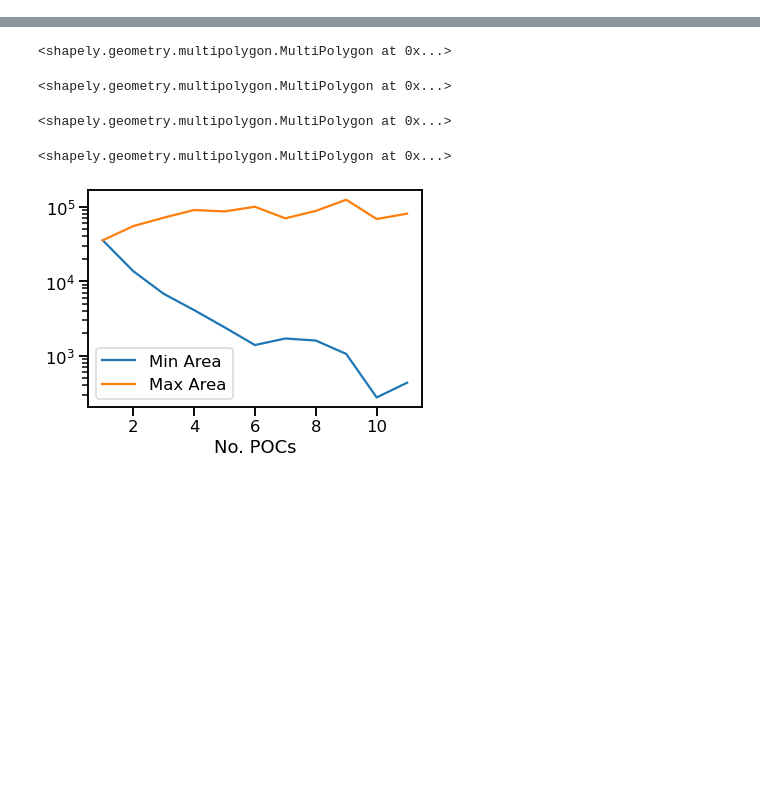
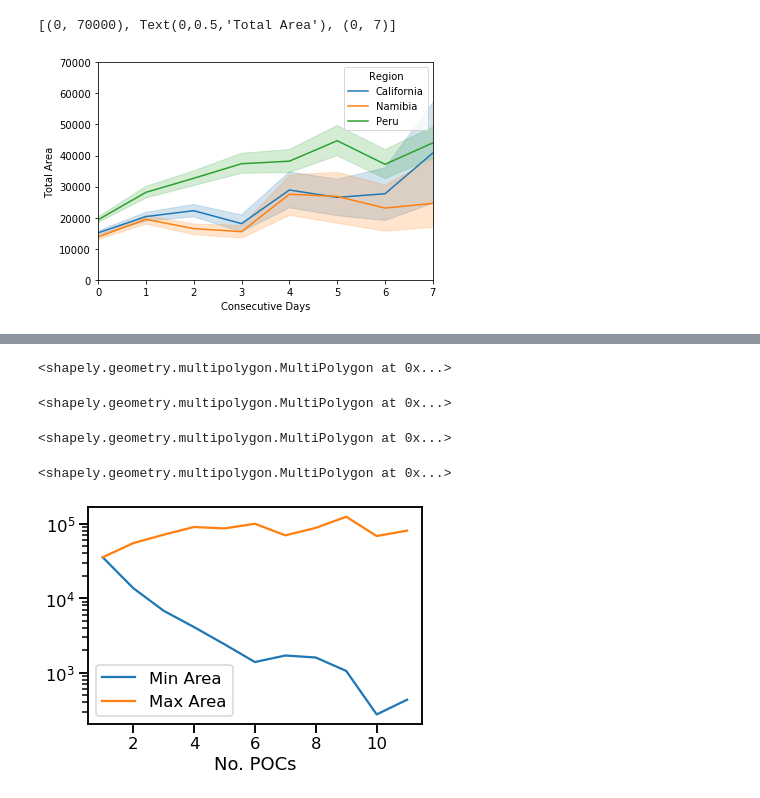
Before and after one commit to duncanwp/MPhys-Project, a Jupyter notebook: data_analysis/basic_POC_analysis.ipynb, the cells around one changed output, grey strips where cells are left out. Saved outputs shown, nothing was run; the diff lists cells and outputs as text; code cells hidden in the pictures; blank space fills up the shorter version.

```diff
--- a/data_analysis/basic_POC_analysis.ipynb
+++ b/data_analysis/basic_POC_analysis.ipynb
@@ -89,0 +125,16 @@ poc_data
+# %%
+# Get the total areas each day
+daily_poc_data_sum=poc_data.groupby(['Region', pd.Grouper(freq='1d', key='date')]).sum()
+daily_poc_data_sum=daily_poc_data_sum.reset_index('date')
+
+# Find consecutive days and then label the nth consecutive day of each 'streak'
+daily_poc_data_sum['streak_id'] = daily_poc_data_sum.date.diff().dt.days.ne(1).cumsum()
+daily_poc_data_sum['Consecutive Days'] = daily_poc_data_sum.groupby('streak_id').cumcount()
+# %%
+# Plot the average total size by the number of consecutive days
+# daily_poc_data_sum.groupby('Consecutive Days').median().Area.plot()
+sns.lineplot(data=daily_poc_data_sum, x='Consecutive Days', y='Area', hue='Region', ci=68)
+plt.gca().set(xlim=[0, 7], ylim=[0, 70000], ylabel='Total Area')
+# %% [output]
+[(0, 70000), Text(0,0.5,'Total Area'), (0, 7)]
+[figure, added]
```
Also changed, not shown: parts of 11 cells of this notebook.
